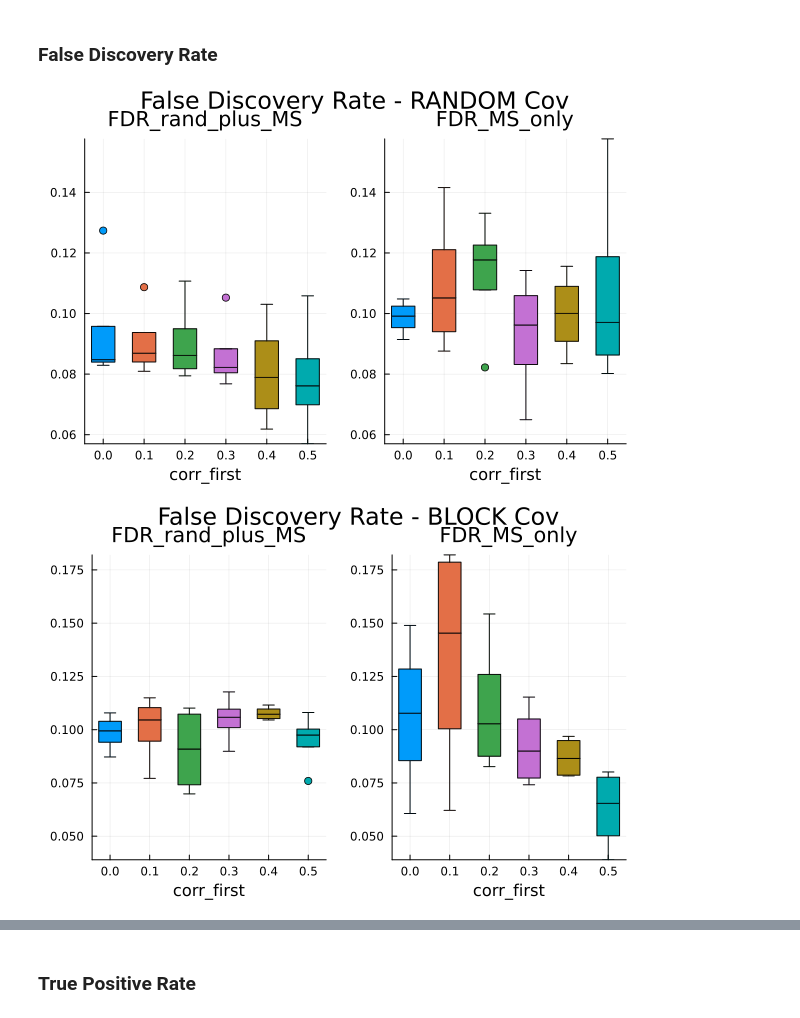
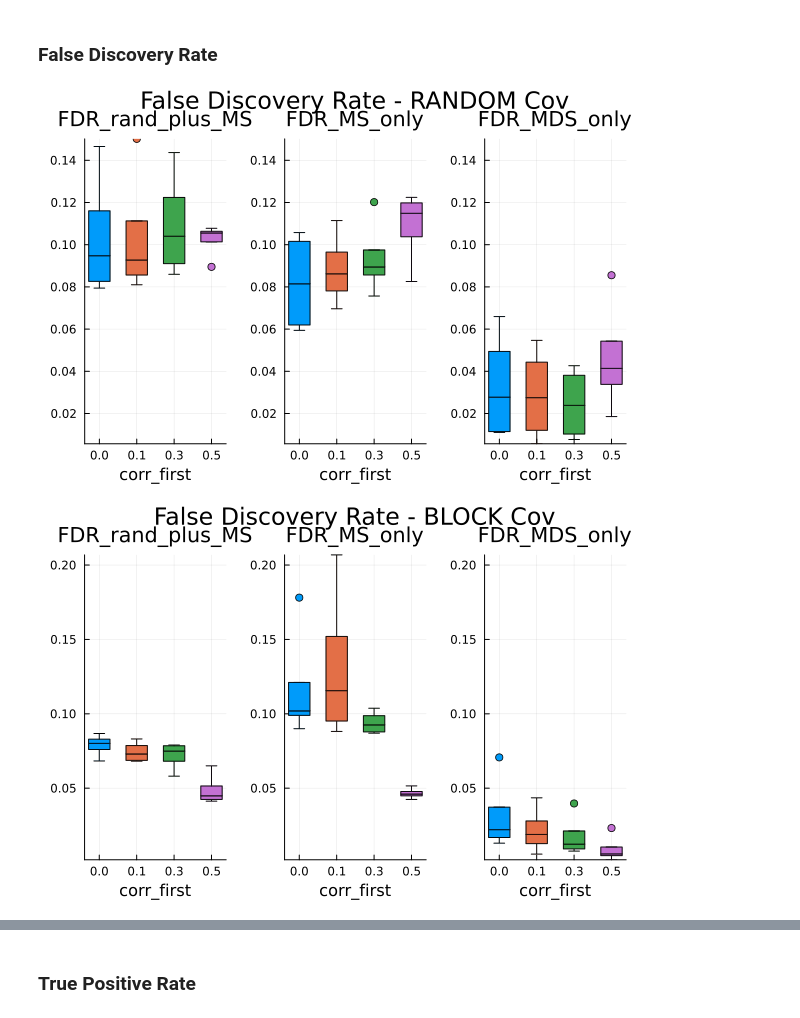
Before and after one commit to marcoelba/SelectiveInference, a Jupyter notebook: src/experiments/replication_paper_analysis.ipynb, the cells around one changed output, grey strips where cells are left out. Cells and saved outputs as stored; diff of their text form; code cells hidden in the pictures.

```diff
--- a/src/experiments/replication_paper_analysis.ipynb
+++ b/src/experiments/replication_paper_analysis.ipynb
@@ -5,30 +5,40 @@ using DataFrames
 using CSV
 using Statistics
 # %%
-function double_boxplot(;df, group_var, var_one, var_two, title_plot)
+function multiple_boxplot(;df, group_var, var_one, var_two, var_three, title_plot)
     max_y = maximum(
         (maximum(df[!, var_one]),
-        maximum(df[!, var_two]))
+        maximum(df[!, var_two]),
+        maximum(df[!, var_three]))
     )
     min_y = minimum(
         (minimum(df[!, var_one]),
-        minimum(df[!, var_two]))
+        minimum(df[!, var_two]),
+        minimum(df[!, var_three]))
     )
-    l = @layout [grid(1, 2)]
+    l = @layout [grid(1, 3)]
+    # plot 1
     p1 = @df df boxplot(string.(cols(group_var)), cols(var_one), group=cols(group_var), label=false)
     ylims!((min_y, max_y))
     xlabel!(string(group_var))
     title!(string(var_one))
+    # plot 2
     p2 = @df df boxplot(string.(cols(group_var)), cols(var_two), group=cols(group_var), label=false)
     ylims!((min_y, max_y))
     xlabel!(string(group_var))
     title!(string(var_two))
-    all_p = plot(p1, p2, layout = l)
+    # plot 3
+    p3 = @df df boxplot(string.(cols(group_var)), cols(var_three), group=cols(group_var), label=false)
+    ylims!((min_y, max_y))
+    xlabel!(string(group_var))
+    title!(string(var_three))
+
+    all_p = plot(p1, p2, p3, layout = l)
     all_p[:plot_title] = title_plot
     plot(all_p)
 end;
 # %%
-df_metrics = CSV.read("./simulation_MS_with_randomisation_n500_p500_sigma2_estimated.csv", DataFrames.DataFrame);
+df_metrics = CSV.read("./simulation_MS_with_randomisation_n500_p500_sigma2_estimated_new.csv", DataFrames.DataFrame);
 # %% [markdown]
 # Results Analysis
 Simulations based on the same structure used in the paper on Mirror Statistic.
@@ -37,17 +47,17 @@ Features Covariance matrix with a random and block structure
 # %% [markdown]
 ### False Discovery Rate
 # %%
-double_boxplot(df=df_metrics[df_metrics.block_diagonal .== 0, :], group_var=:corr_first,
-    var_one=:FDR_rand_plus_MS, var_two=:FDR_MS_only,
+multiple_boxplot(df=df_metrics[df_metrics.block_diagonal .== 0, :], group_var=:corr_first,
+    var_one=:FDR_rand_plus_MS, var_two=:FDR_MS_only, var_three=:FDR_MDS_only,
     title_plot="False Discovery Rate - RANDOM Cov"
 )
 # %% [output]
-[figure, old version]
+[figure, new version]
 # %%
-double_boxplot(df=df_metrics[df_metrics.block_diagonal .== 1, :], group_var=:corr_first,
-    var_one=:FDR_rand_plus_MS, var_two=:FDR_MS_only,
+multiple_boxplot(df=df_metrics[df_metrics.block_diagonal .== 1, :], group_var=:corr_first,
+    var_one=:FDR_rand_plus_MS, var_two=:FDR_MS_only, var_three=:FDR_MDS_only,
     title_plot="False Discovery Rate - BLOCK Cov"
 )
 # %% [output]
-[figure, old version]
+[figure, new version]
 # %%
```
Also changed, not shown: parts of 12 cells of this notebook, 6 other files.
